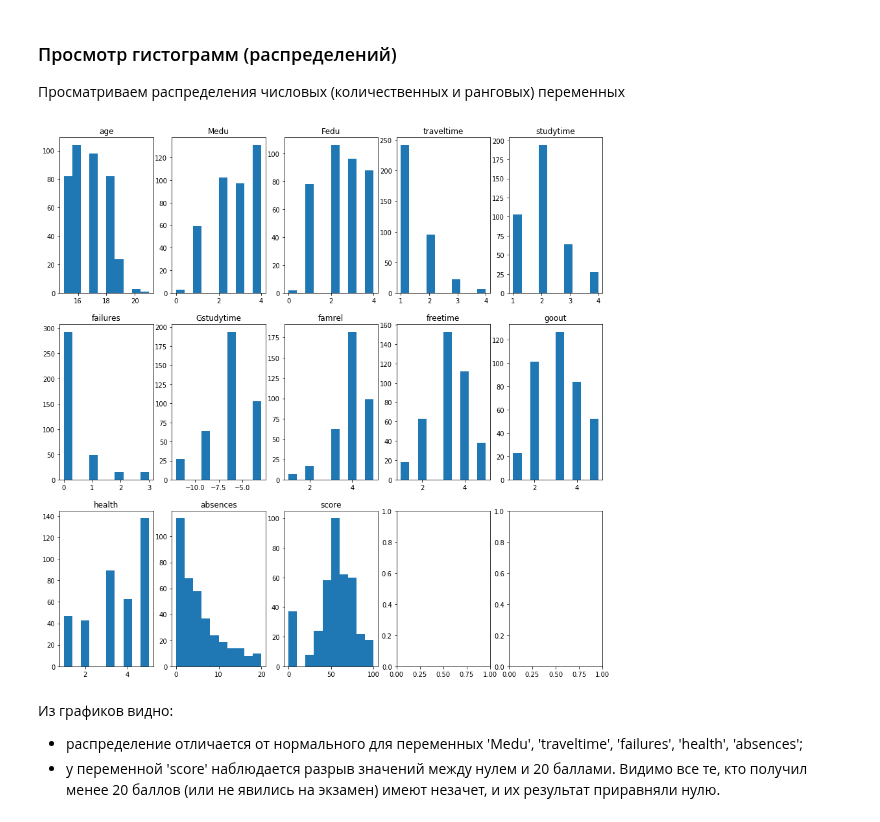
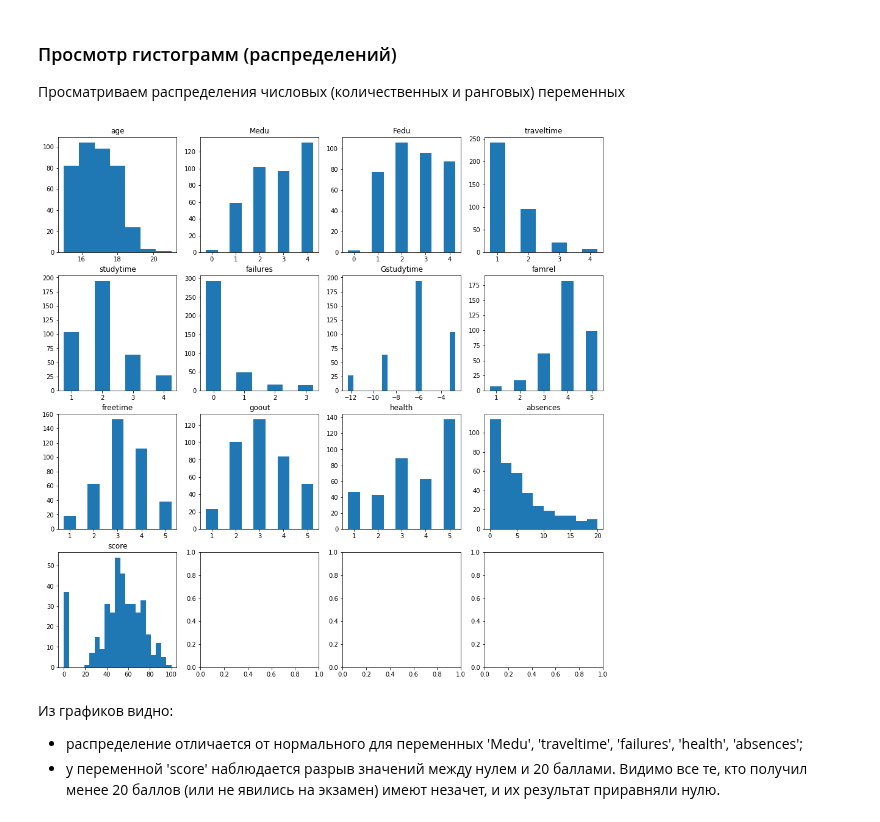
Before and after one commit to ivan-kud/ml-projects, a Jupyter notebook: RDS2 - Exploratory data analysis/RDS2 - Exploratory data analysis.ipynb, the cells around one changed output. Saved outputs shown, nothing was run; the diff lists cells and outputs as text; code cells hidden in the pictures.

```diff
--- a/RDS2 - Exploratory data analysis/RDS2 - Exploratory data analysis.ipynb
+++ b/RDS2 - Exploratory data analysis/RDS2 - Exploratory data analysis.ipynb
@@ -280,31 +284,51 @@ for column in quantity_cols:
 # %% [markdown]
 ### Просмотр гистограмм (распределений)
 Просматриваем распределения числовых (количественных и ранговых) переменных
+# %%
+# Fill the list of bin numbers of quantity columns
+quantity_bins = {
+    'age': int(data['age'].max() - data['age'].min() + 1),
+    'absences': 10,
+    'score': int((data['score'].max() - data['score'].min())/5 + 1),
+}
 # %%
 # Calculate number of graphs to plot
 graphs_num = 0
 for column in data.columns:
     if data[column].dtype != 'O':
         graphs_num += 1
 
 # Create figure with [rows x cols] graphs
-cols = 5
+cols = 4
 rows = graphs_num//cols + 1
-fig, axs = plt.subplots(rows, cols, figsize=(cols*3, rows*5))
+fig, axs = plt.subplots(rows, cols, figsize=(cols*4, rows*4))
 
 # Plot graphs
 i = 0
 for column in data.columns:
     if data[column].dtype != 'O':
+        # Calculate indexes of subplots
         if rows == 1:
             idx = i%cols
         else:
             idx = (i//cols, i%cols)
-        axs[idx].hist(data.loc[data[column].notna(), column])
+
+        # Calculate number of bins and ranges
+        if column in quantity_cols:
+            bins = quantity_bins[column]
+            range_ = None
+        else:
+            col_max = data[column].max()
+            col_min = data[column].min()
+            bins = int(col_max - col_min)*2 + 1
+            range_ = (col_min - 0.25, col_max + 0.25)
+
+        # Plot
+        axs[idx].hist(data.loc[data[column].notna(), column], bins, range_)
         axs[idx].set_title(column)
         i += 1
 # %% [output]
-[figure, old version]
+[figure, new version]
 # %% [markdown]
 Из графиков видно:
 - распределение отличается от нормального для переменных 'Medu', 'traveltime', 'failures', 'health', 'absences';
```
Also changed, not shown: parts of 1 cell of this notebook.
